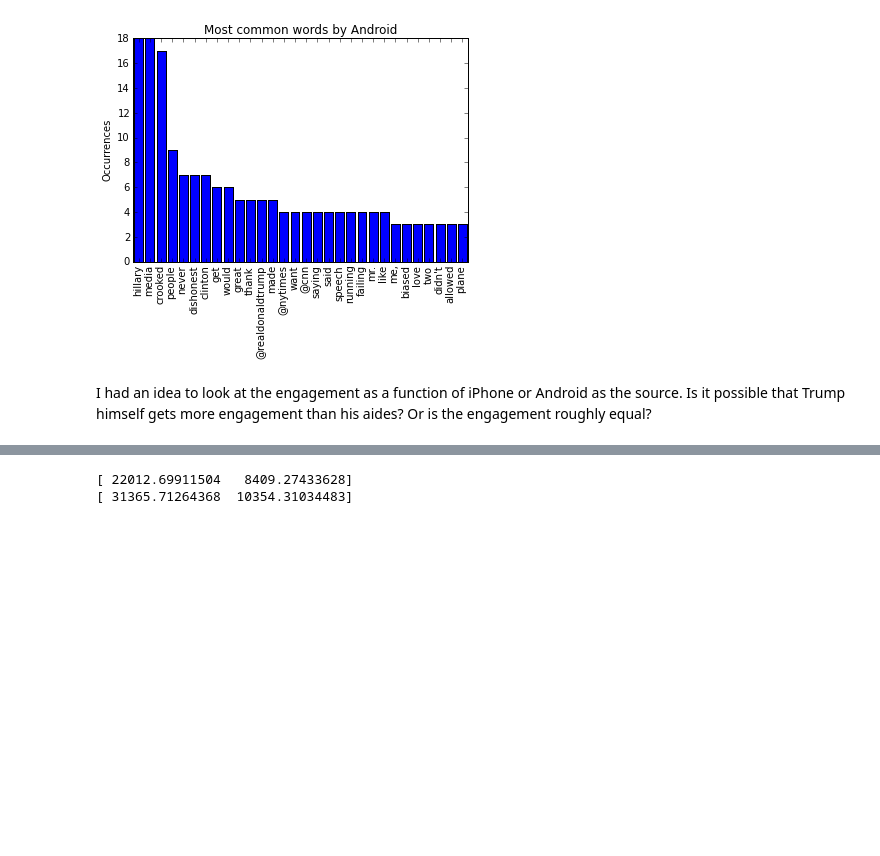
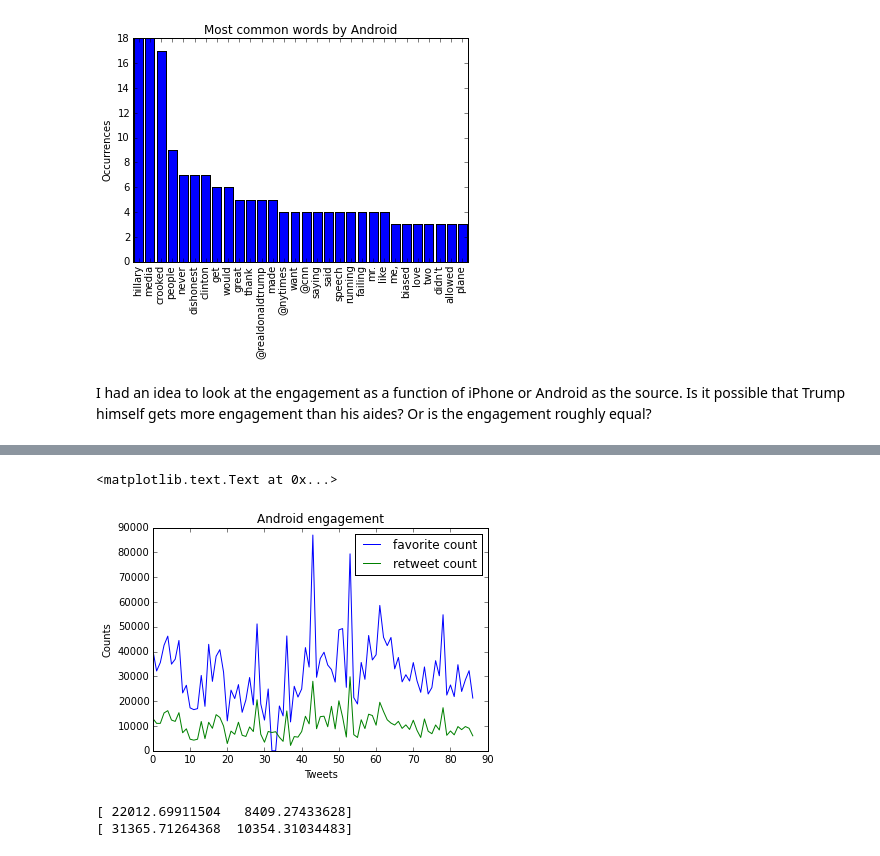
Before and after one commit to rohunvati/trump-s-tweets, a Jupyter notebook: Trump's Tweets.ipynb, the cells around one changed output, grey strips where cells are left out. Saved outputs shown, nothing was run; the diff lists cells and outputs as text; code cells hidden in the pictures; blank space fills up the shorter version.

```diff
--- a/Trump's Tweets.ipynb
+++ b/Trump's Tweets.ipynb
@@ -284,3 +280,13 @@ np_android = np.array(engage_android)
+# %%
+plt.plot(engage_android)
+plt.legend(label_list, loc ='upper right')
+
+plt.title("Android engagement")
+plt.xlabel("Tweets")
+plt.ylabel("Counts")
+# %% [output]
+<matplotlib.text.Text at 0x...>
+[figure, added]
 # %%
 # Let's look at the average count of favorites/retweets by iPhone/Android.
 print np.mean(np_iphone, axis=0)
```
Also changed, not shown: parts of 4 cells of this notebook.
